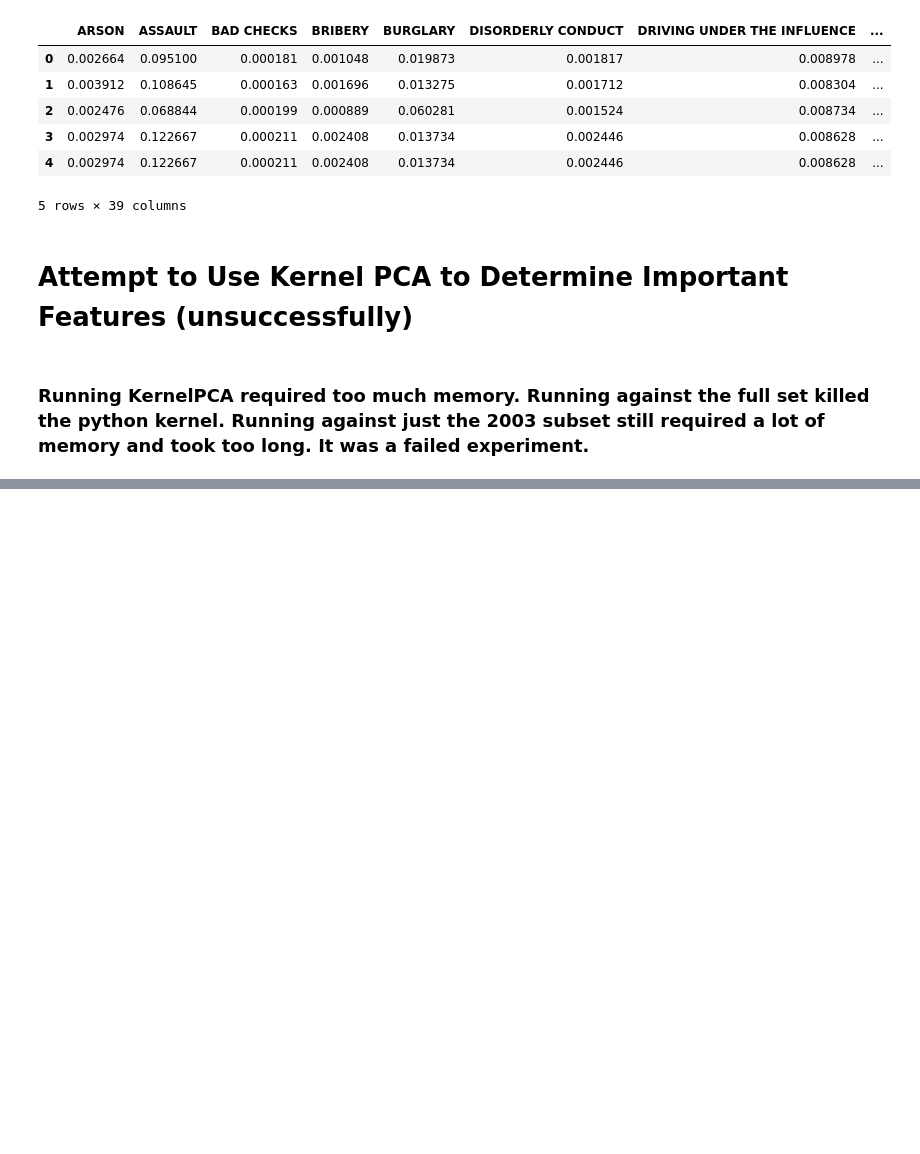
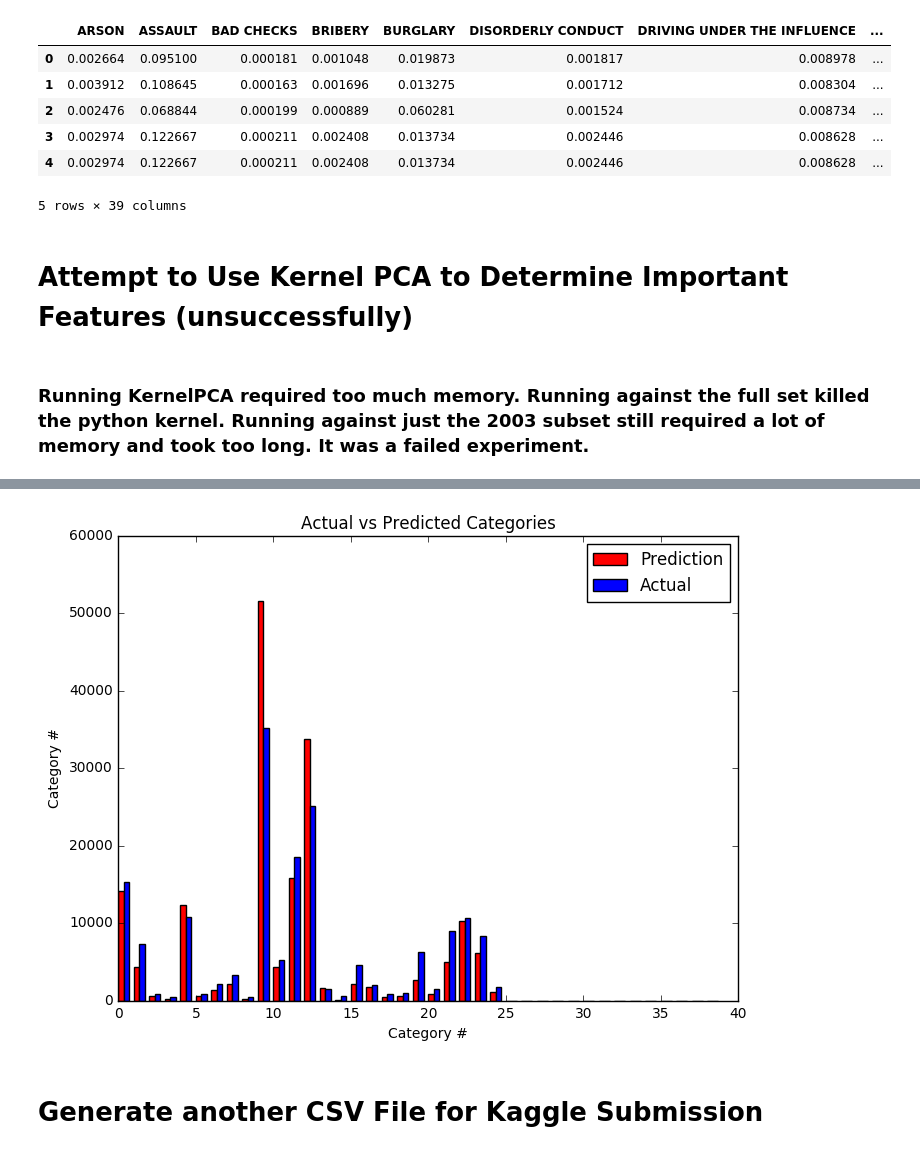
Before and after one commit to yhfan-ischool/W207-Final-Project, a Jupyter notebook: models/yhfan_experiments.ipynb, the cells around one changed output, grey strips where cells are left out. Drawn from its saved outputs; the diff is of its cells as text; code cells hidden in the pictures; blank space fills up the shorter version.

```diff
--- a/models/yhfan_experiments.ipynb
+++ b/models/yhfan_experiments.ipynb
@@ -390,0 +691,3 @@ results.to_csv('../data/yhfan_submission.csv', index_label='Id')
+# %%
+train_labels_final = pd.Series(reduced_raw_train_data.loc[:,'Category'].astype("category"))
+train_labels_final.head()
@@ -390,0 +702,7 @@ results.to_csv('../data/yhfan_submission.csv', index_label='Id')
+# %%
+X_train_final_pd, X_dev_final_pd, y_train_final_pd, y_dev_final_pd = train_test_split(train_data_final, train_labels_final, test_size = 0.2, random_state = 42)
+X_train_final = X_train_final_pd.as_matrix()
+y_train_final = y_train_final_pd.codes
+X_dev_final = X_dev_final_pd.as_matrix()
+y_dev_final = y_dev_final_pd.codes
+(X_train_final.shape, X_dev_final.shape)
@@ -390,0 +711,4 @@ results.to_csv('../data/yhfan_submission.csv', index_label='Id')
+# %%
+xgb_model_final = XGBClassifier(objective='multi:softprob', max_depth=32)
+xgb_model_final.fit(X_train_final, y_train_final, eval_metric='mlogloss')
+print(xgb_model_final.feature_importances_)
@@ -390,0 +718,2 @@ results.to_csv('../data/yhfan_submission.csv', index_label='Id')
+# %%
+y_dev_final_xgb_pred = xgb_model_final.predict(X_dev_final)
@@ -390,0 +736,18 @@ results.to_csv('../data/yhfan_submission.csv', index_label='Id')
+# %%
+fp_final = plt.figure(figsize=(8, 6))
+a = fp_final.add_subplot(111)
+width = [0.35]
+pred_chart_xgb = a.bar(range(0,39), np.bincount(y_dev_final_xgb_pred, minlength=39), width, color='r')
+actual_chart_xgb = a.bar(np.array(range(0,39)) + width, np.bincount(y_dev_final, minlength=39), width, color='b')
+
+a.set_ylabel('Category #')
+a.set_xlabel('Category #')
+a.set_title('Actual vs Predicted Categories')
+
+a.legend((pred_chart_xgb[0], actual_chart_xgb[0]), ('Prediction', 'Actual'))
+
+plt.show()
+# %% [output]
+[figure, added]
+# %% [markdown]
+# Generate another CSV File for Kaggle Submission
```
Also changed, not shown: parts of 52 cells of this notebook.
